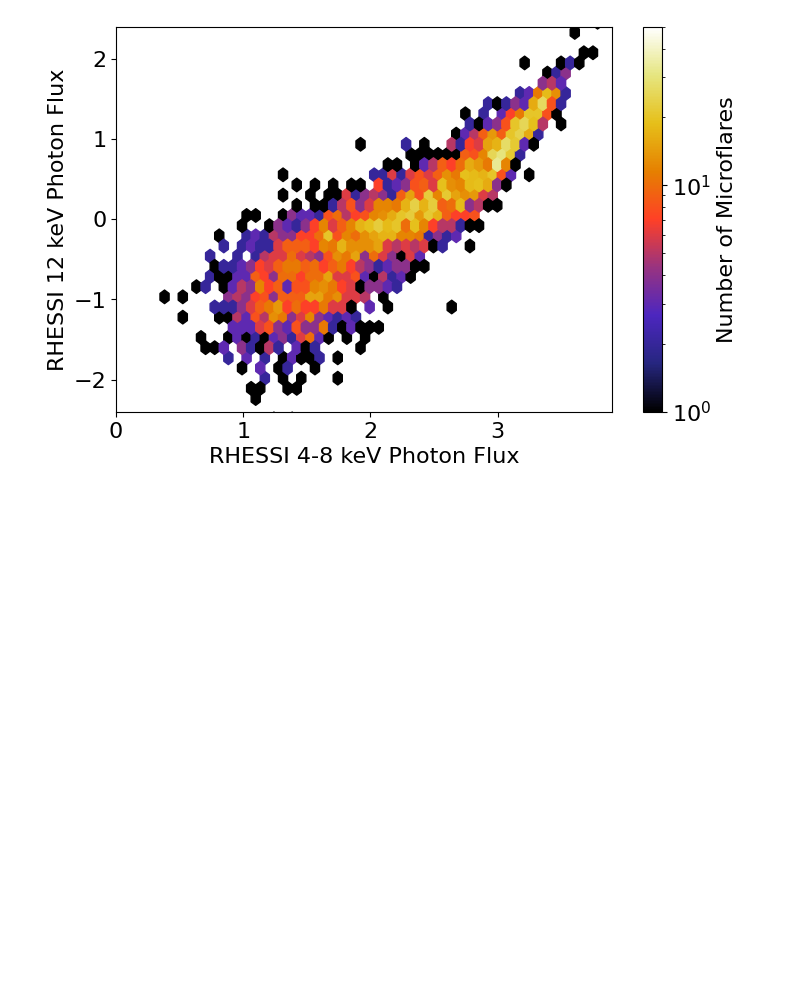
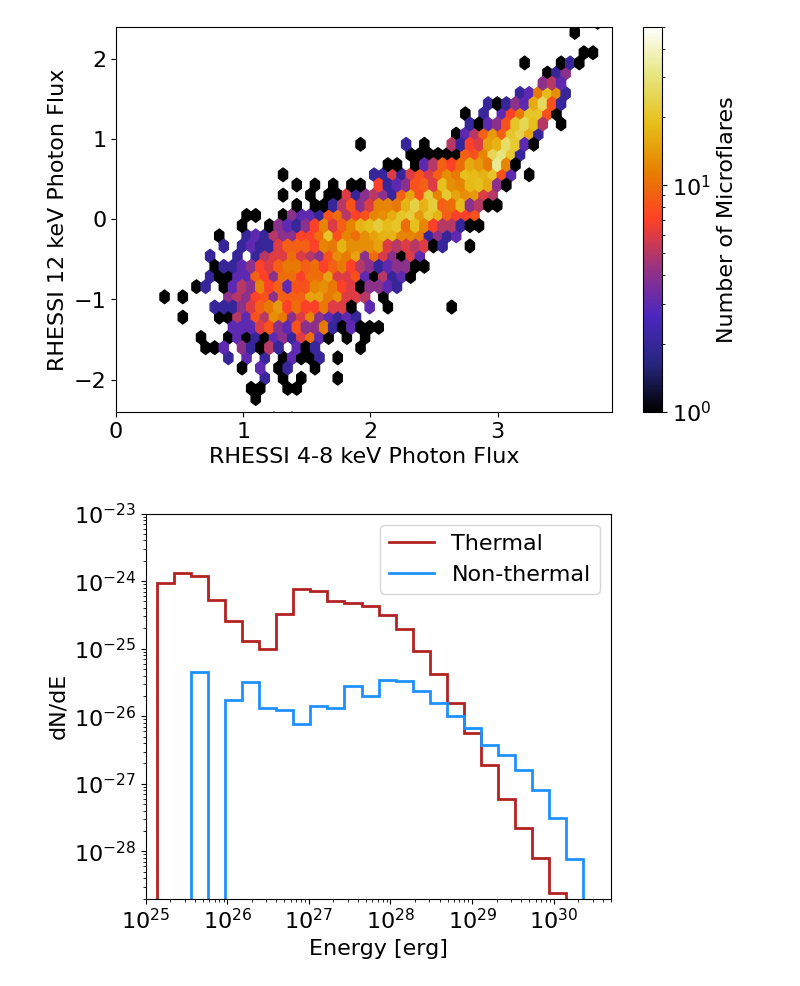
Before and after one commit to ianan/wee_2008, a Jupyter notebook: rhessi_weeflares_results.ipynb, the cells around one changed output. Drawn from its saved outputs; the diff is of its cells as text; code cells hidden in the pictures; blank space fills up the shorter version.

```diff
--- a/rhessi_weeflares_results.ipynb
+++ b/rhessi_weeflares_results.ipynb
@@ -78,3 +79,25 @@ plt.colorbar(label='Number of Microflares')
 plt.show()
 # %% [output]
 [figure]
+# %%
+#  Plot the thermal energy distriubtion
+num, ebins=np.histogram(np.log10(eng_th[idgdth]),bins=25)
+numnn, ebins=np.histogram(np.log10(eng_nn[idgdnn]),bins=ebins)
+de=[10**ebins[i+1]-10**ebins[i] for i in range(len(ebins)-1)]
+fig,ax=plt.subplots(figsize=(6,5))
+plt.stairs(num/de,10**ebins,color='firebrick',lw=2,label='Thermal')
+plt.stairs(numnn/de,10**ebins,color='dodgerblue',lw=2,label='Non-thermal')
+
+ax.set_yscale('log')
+ax.set_xscale('log')
+ax.set_xlabel('Energy [erg]')
+ax.set_ylabel('dN/dE')
+ax.set_xlim([1e25,5e30])
+ax.set_ylim([2e-29,1e-23])
+# ax.set_xticks([1e25,1e26,1e27,1e28,1e29,e30])
+ax.xaxis.set_major_locator(mticker.LogLocator(numticks=999))
+ax.xaxis.set_minor_locator(mticker.LogLocator(numticks=999, subs="auto"))
+plt.legend(loc=1)
+plt.show()
+# %% [output]
+[figure, added]
```
Also changed, not shown: parts of 2 cells of this notebook.
